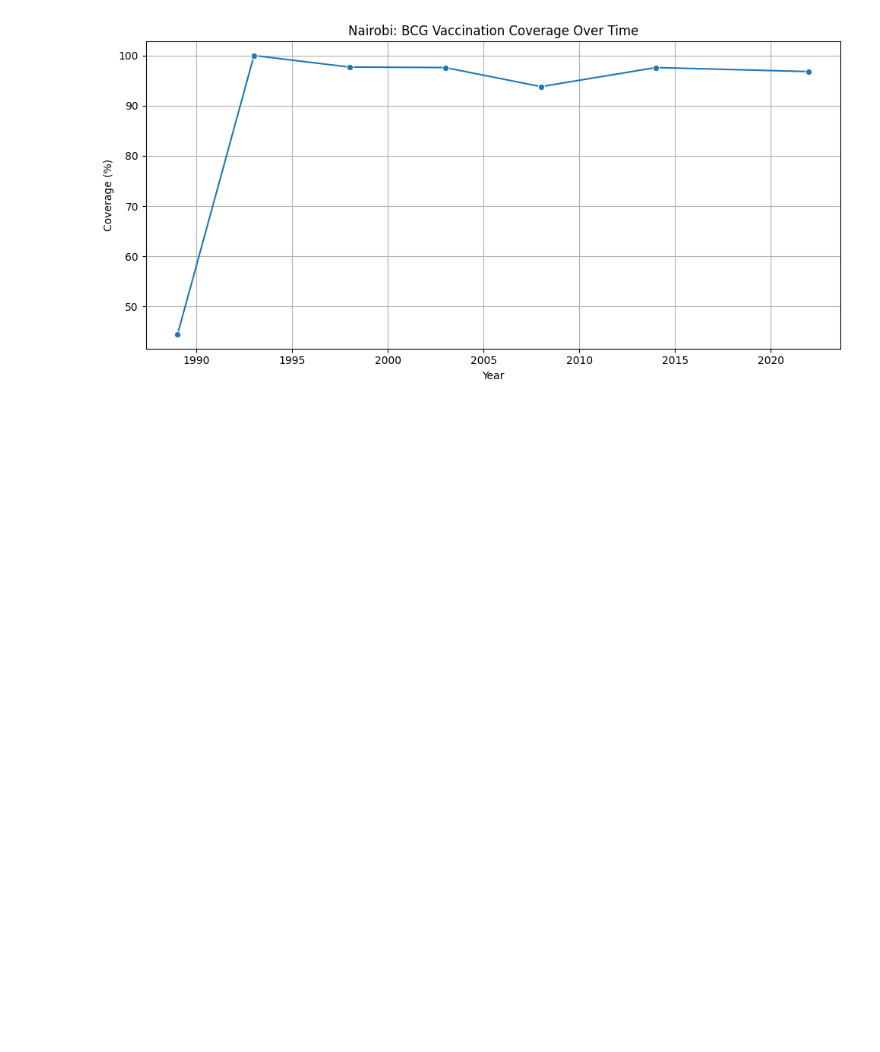
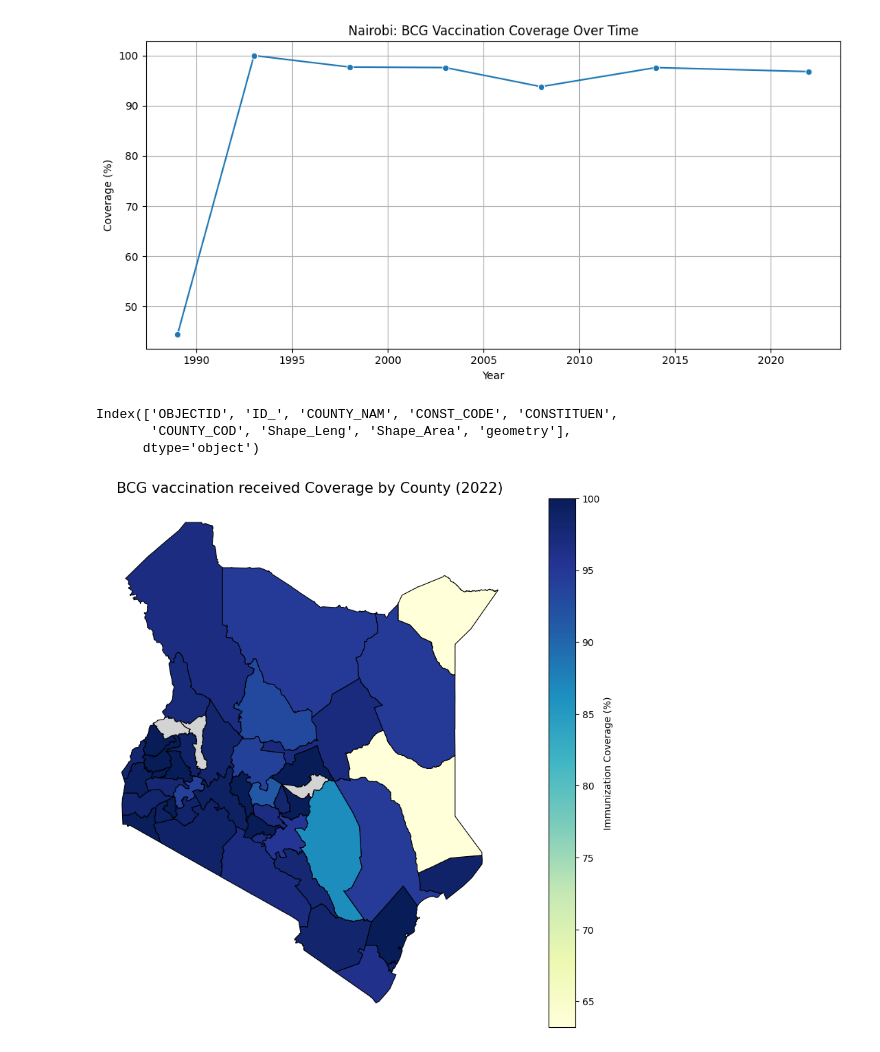
Before and after one commit to samwanyua/kenya-immunization-dashboard, a Jupyter notebook: notebooks/eda_immunization.ipynb, the cells around one changed output. Saved outputs shown, nothing was run; the diff lists cells and outputs as text; code cells hidden in the pictures; blank space fills up the shorter version.

Commit message:
Data visualization

```diff
--- a/notebooks/eda_immunization.ipynb
+++ b/notebooks/eda_immunization.ipynb
@@ -174,3 +174,52 @@ plt.tight_layout()
 plt.show()
 # %% [output]
 [figure]
+# %%
+print(kenya_map.columns)
+# %% [output]
+Index(['OBJECTID', 'ID_', 'COUNTY_NAM', 'CONST_CODE', 'CONSTITUEN',
+       'COUNTY_COD', 'Shape_Leng', 'Shape_Area', 'geometry'],
+      dtype='object')
+# %%
+import geopandas as gpd
+import pandas as pd
+
+# Load Kenya counties GeoJSON
+geo_path = "../Data/kenya_counties.geojson"
+kenya_map = gpd.read_file(geo_path)
+kenya_map.rename(columns={'COUNTY_NAM': 'County'}, inplace=True)
+
+# Filter for 2022 and a specific indicator
+indicator = "BCG vaccination received"
+filtered = data[(data["Date"] == 2022) & (data["Indicator"] == indicator)]
+filtered = filtered[["County", "Value"]]
+
+# Standardize casing
+kenya_map["County"] = kenya_map["County"].str.title()
+filtered["County"] = filtered["County"].str.title()
+
+# Merge
+map_data = kenya_map.merge(filtered, on="County", how="left")
+# %%
+import matplotlib.pyplot as plt
+
+# Set up plot
+fig, ax = plt.subplots(1, 1, figsize=(12, 10))
+
+# Plot the counties shaded by immunization Value
+map_data.plot(column='Value',
+              cmap='YlGnBu',
+              linewidth=0.8,
+              edgecolor='black',
+              legend=True,
+              legend_kwds={'label': "Immunization Coverage (%)"},
+              missing_kwds={'color': 'lightgrey'},
+              ax=ax)
+
+# Title and aesthetics
+ax.set_title(f"{indicator} Coverage by County (2022)", fontdict={'fontsize': 15})
+ax.axis('off')  # Hide axis
+
+plt.show()
+# %% [output]
+[figure, added]
```
Also changed, not shown: parts of 8 cells of this notebook.
